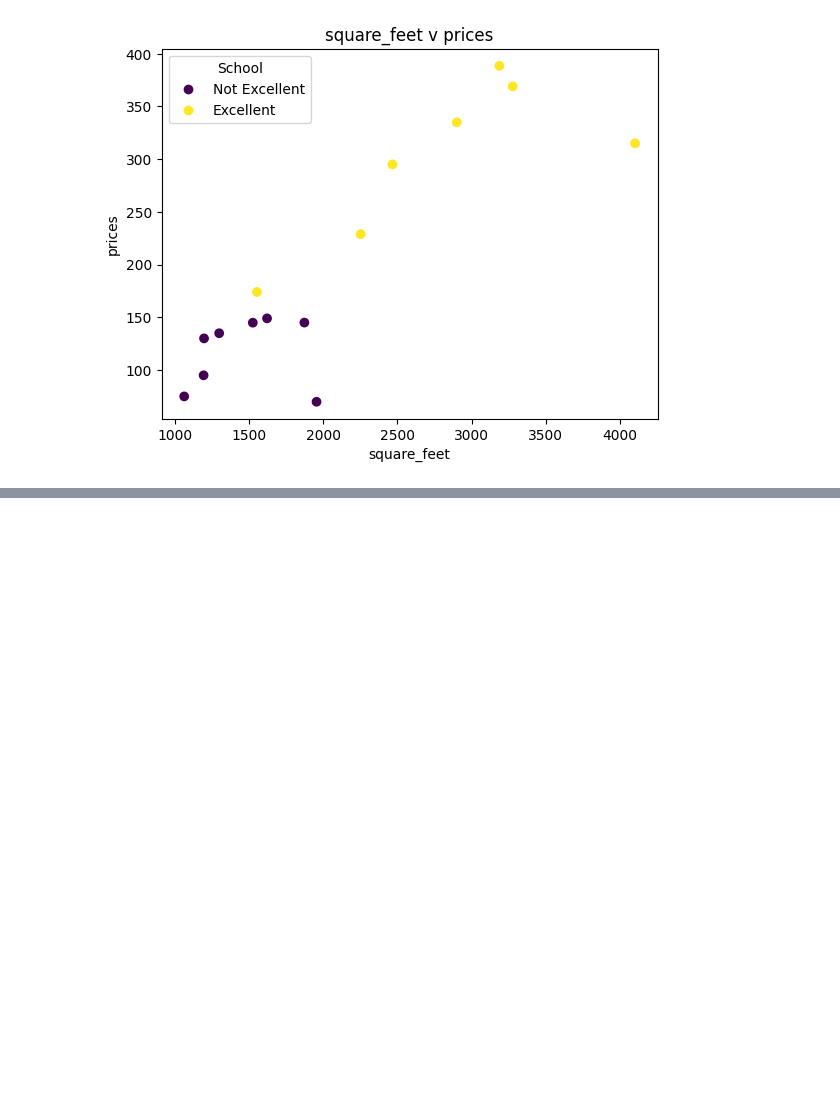
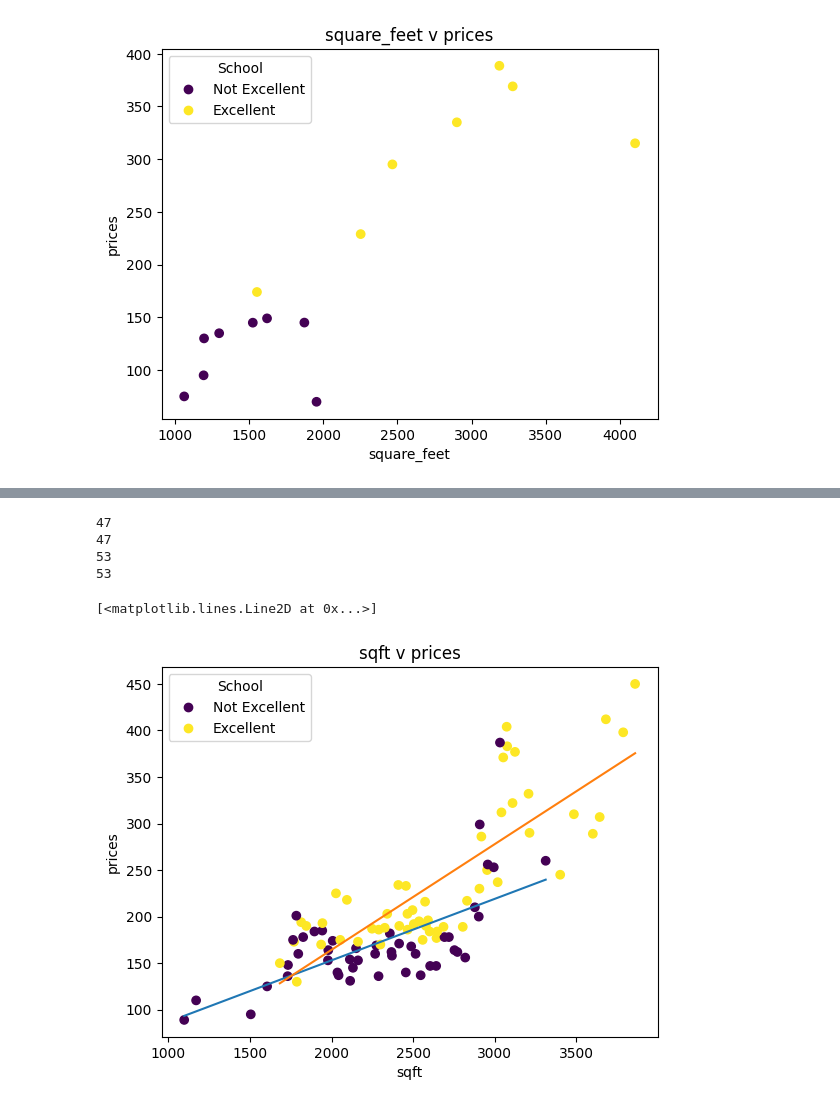
Before and after one commit to ndavido/Data_Analysis_Notes, a Jupyter notebook: Week_1_Lecture.ipynb, the cells around one changed output, grey strips where cells are left out. Cells and saved outputs as stored; diff of their text form; code cells hidden in the pictures; blank space fills up the shorter version.

```diff
--- a/Week_1_Lecture.ipynb
+++ b/Week_1_Lecture.ipynb
@@ -559,0 +691,34 @@ plt.legend(handles = scatter.legend_elements()[0], labels = legend_names, title
+# %%
+# Find sqft and price for all excellent and not excellent houses
+ne_sqft = []
+ne_prices = []
+e_sqft = []
+e_prices = []
+for i in range(len(excellent)):
+    if excellent[i] == 0:
+        ne_sqft.append(sqft[i])
+        ne_prices.append(prices[i])
+    else:
+        e_sqft.append(sqft[i])
+        e_prices.append(prices[i])
+
+print(len(ne_sqft))
+print(len(ne_prices))
+print(len(e_sqft))
+print(len(e_prices))
+# %% [output]
+47
+47
+53
+53
+# %%
+plt.title("sqft v prices")
+plt.xlabel("sqft")
+plt.ylabel("prices")
+scatter = plt.scatter(sqft,prices, c = excellent)
+plt.legend(handles = scatter.legend_elements()[0], labels = legend_names, title = "School")
+plt.plot(np.unique(ne_sqft), np.poly1d(np.polyfit(ne_sqft, ne_prices, 1))(np.unique(ne_sqft)))
+plt.plot(np.unique(e_sqft), np.poly1d(np.polyfit(e_sqft, e_prices, 1))(np.unique(e_sqft)))
+# %% [output]
+[<matplotlib.lines.Line2D at 0x...>]
+[figure, added]
```
Also changed, not shown: parts of 23 cells of this notebook.
